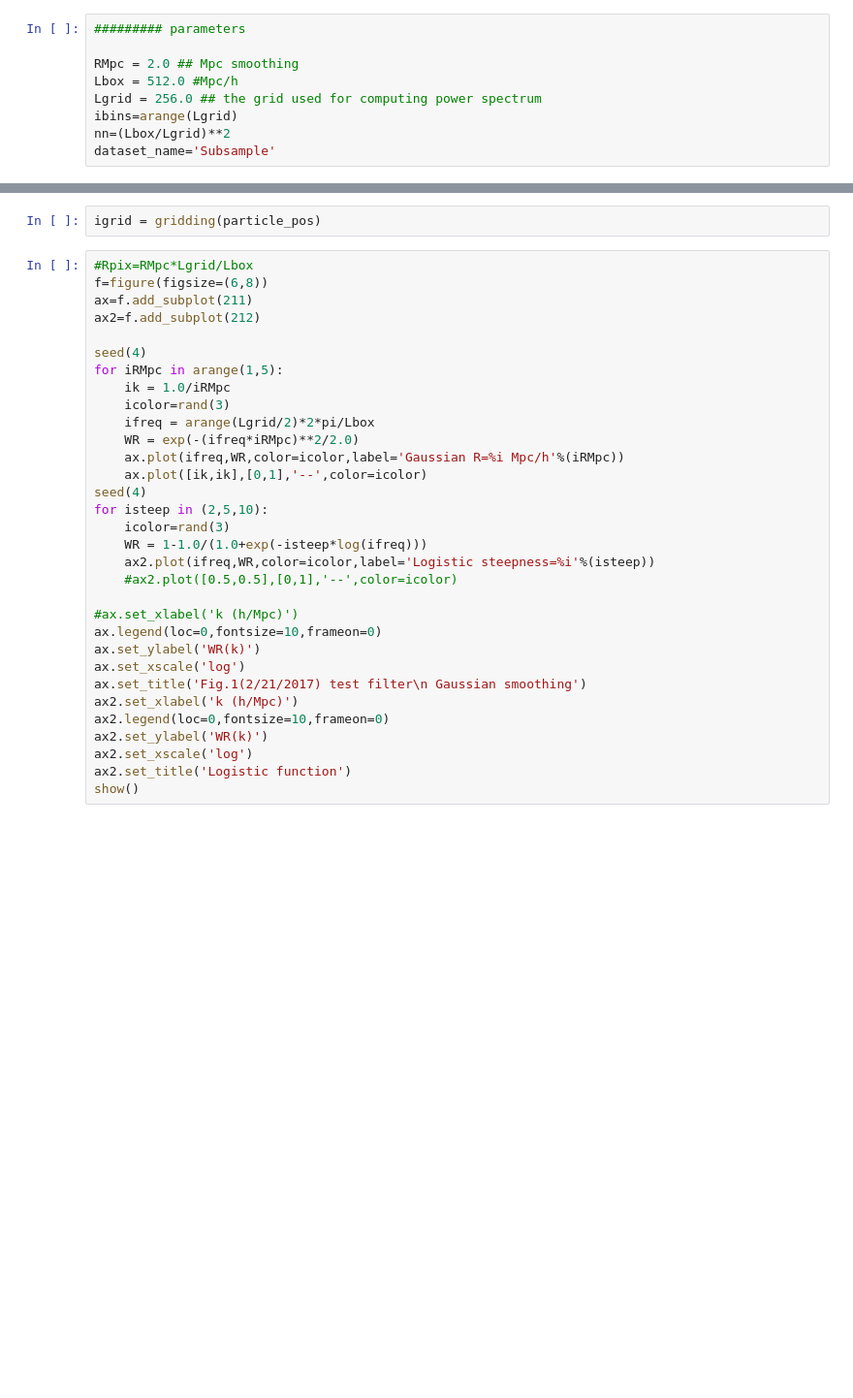
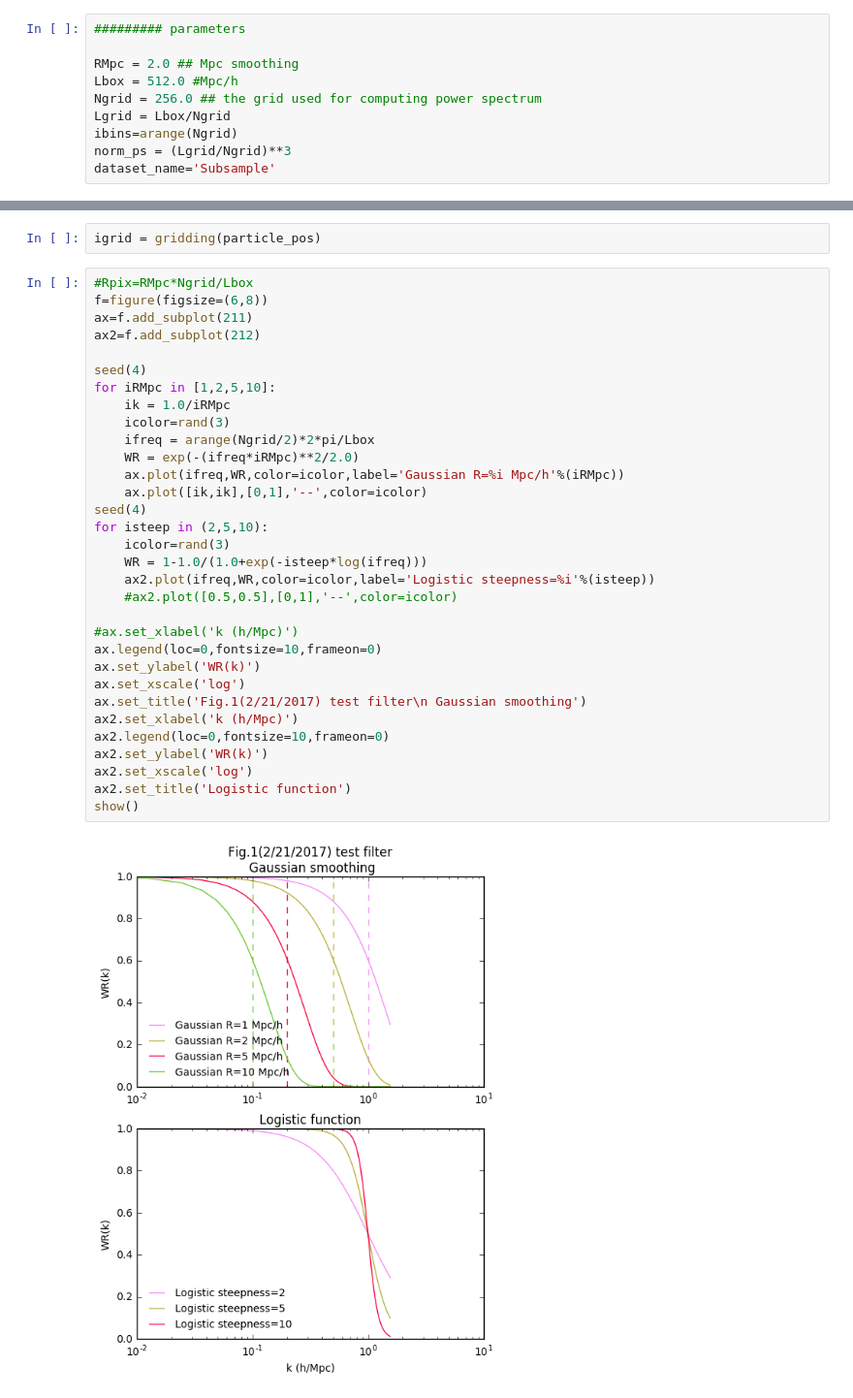
Before and after one commit to liuxx479/nubias, a Jupyter notebook: plot_bispec.ipynb, the cells around one changed output, grey strips where cells are left out. Shown at 97% size. Drawn from its saved outputs; the diff is of its cells as text; blank space fills up the shorter version.

```diff
--- a/plot_bispec.ipynb
+++ b/plot_bispec.ipynb
@@ -10,9 +10,10 @@ import WLanalysis
 
 RMpc = 2.0 ## Mpc smoothing
 Lbox = 512.0 #Mpc/h
-Lgrid = 256.0 ## the grid used for computing power spectrum
-ibins=arange(Lgrid)
-nn=(Lbox/Lgrid)**2
+Ngrid = 256.0 ## the grid used for computing power spectrum
+Lgrid = Lbox/Ngrid
+ibins=arange(Ngrid)
+norm_ps = (Lgrid/Ngrid)**3
 dataset_name='Subsample'
 # %%
 ######### subsampled file
@@ -50,35 +51,37 @@ ktest, pstest = ps(particle_pos)
 # %%
 igrid = gridding(particle_pos)
 # %%
-#Rpix=RMpc*Lgrid/Lbox
+#Rpix=RMpc*Ngrid/Lbox
 f=figure(figsize=(6,8))
 ax=f.add_subplot(211)
 ax2=f.add_subplot(212)
 
 seed(4)
-for iRMpc in arange(1,5):
+for iRMpc in [1,2,5,10]:
     ik = 1.0/iRMpc
     icolor=rand(3)
-    ifreq = arange(Lgrid/2)*2*pi/Lbox
+    ifreq = arange(Ngrid/2)*2*pi/Lbox
     WR = exp(-(ifreq*iRMpc)**2/2.0)
     ax.plot(ifreq,WR,color=icolor,label='Gaussian R=%i Mpc/h'%(iRMpc))
     ax.plot([ik,ik],[0,1],'--',color=icolor)
 seed(4)
 for isteep in (2,5,10):
     icolor=rand(3)
     WR = 1-1.0/(1.0+exp(-isteep*log(ifreq)))
     ax2.plot(ifreq,WR,color=icolor,label='Logistic steepness=%i'%(isteep))
     #ax2.plot([0.5,0.5],[0,1],'--',color=icolor)
 
 #ax.set_xlabel('k (h/Mpc)')
 ax.legend(loc=0,fontsize=10,frameon=0)
 ax.set_ylabel('WR(k)')
 ax.set_xscale('log')
 ax.set_title('Fig.1(2/21/2017) test filter\n Gaussian smoothing')
 ax2.set_xlabel('k (h/Mpc)')
 ax2.legend(loc=0,fontsize=10,frameon=0)
 ax2.set_ylabel('WR(k)')
 ax2.set_xscale('log')
 ax2.set_title('Logistic function')
 show()
+# %% [output]
+[figure, added]
 # %%
```
Also changed, not shown: parts of 15 cells of this notebook, 1 other file.
